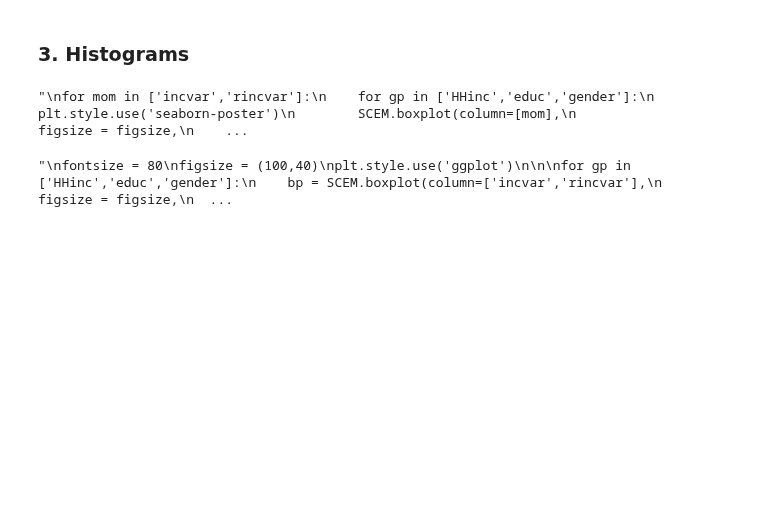
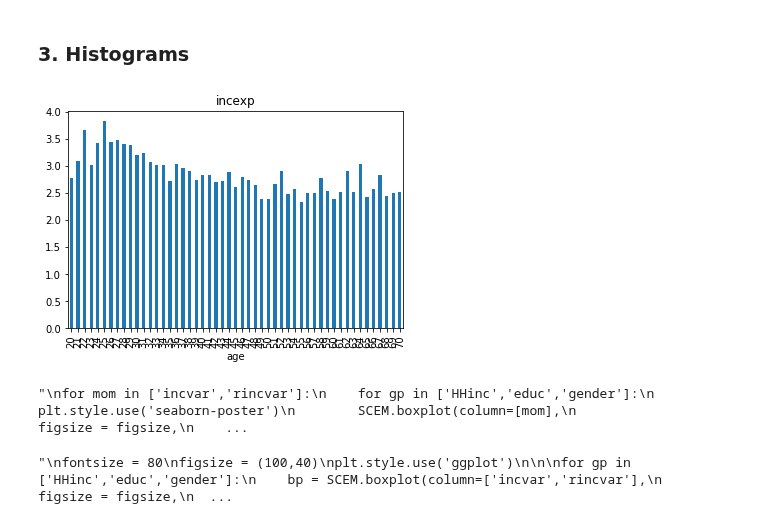
Before and after one commit to iworld1991/IncExpProject, a Jupyter notebook: WorkingFolder/PythonCode/MicroRiskProfile.ipynb, the cells around one changed output. Drawn from its saved outputs; the diff is of its cells as text; code cells hidden in the pictures; blank space fills up the shorter version.

```diff
--- a/WorkingFolder/PythonCode/MicroRiskProfile.ipynb
+++ b/WorkingFolder/PythonCode/MicroRiskProfile.ipynb
@@ -195,5 +201,12 @@ sns.heatmap(SCEM.corr(), annot=True)
 # %% [markdown]
 ###  3. Histograms
+# %%
+## by ages
+
+for mom in ['incexp']:
+    SCEM.groupby('age')[mom].mean().plot.bar(title = mom)
+# %% [output]
+[figure, added]
 # %%
 ## by income group
 
```
Also changed, not shown: parts of 4 cells of this notebook, 6 other files.
